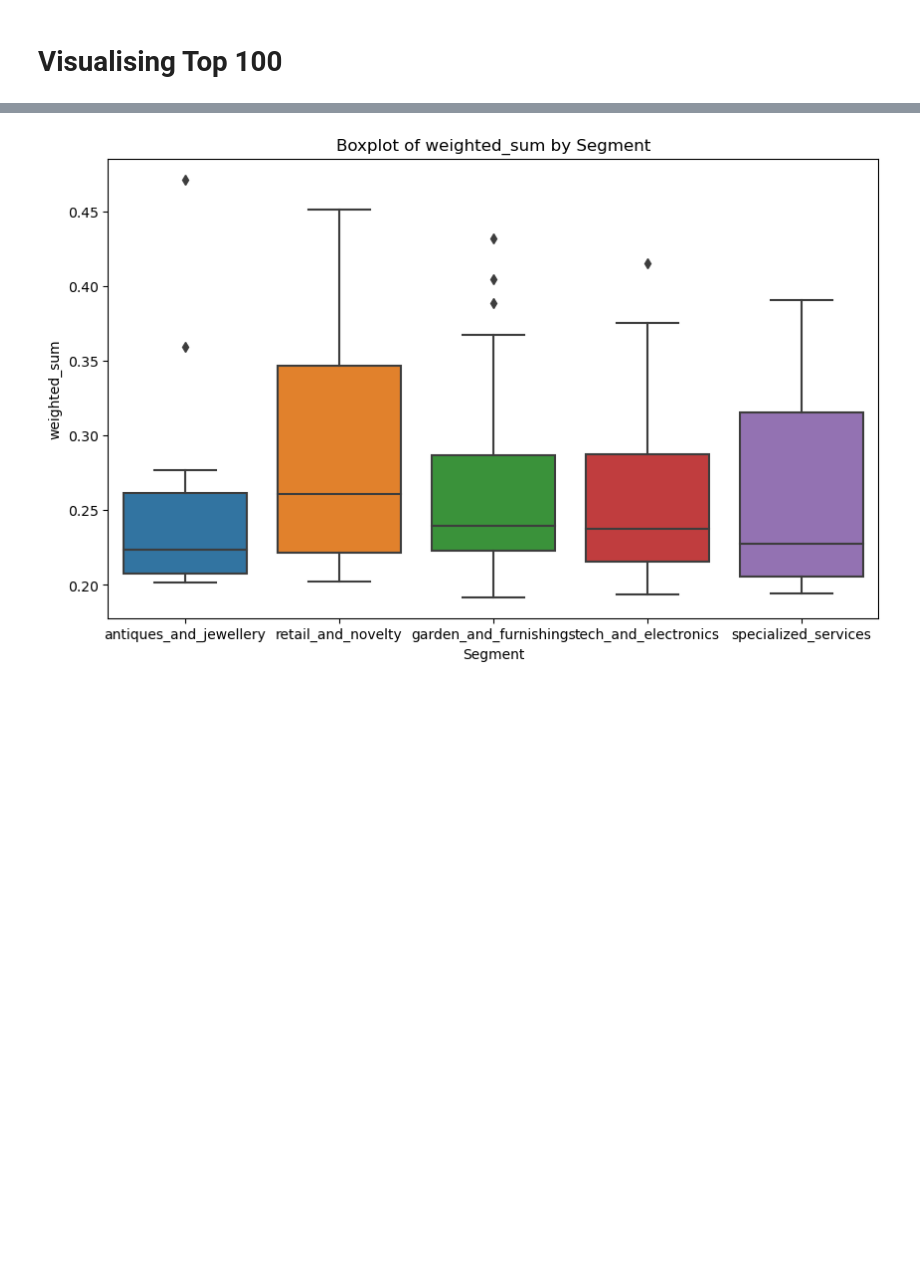
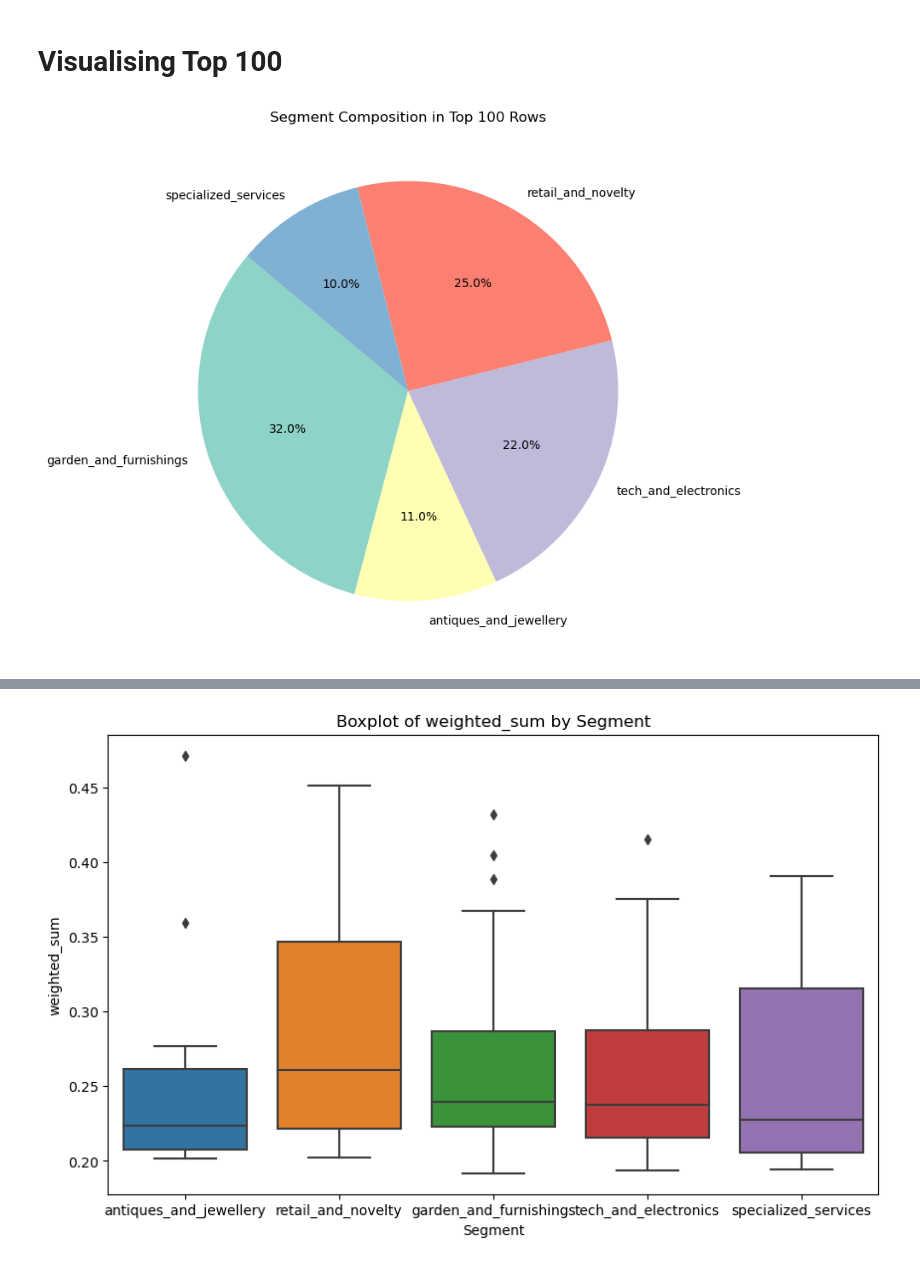
Before and after one commit to jameslafontaine/unimelb-mast30034-industry-project, a Jupyter notebook: notebooks/analysis/ranking_system/ranking_system2.ipynb, the cells around one changed output, grey strips where cells are left out. Drawn from its saved outputs; the diff is of its cells as text; code cells hidden in the pictures; blank space fills up the shorter version.

```diff
--- a/notebooks/analysis/ranking_system/ranking_system2.ipynb
+++ b/notebooks/analysis/ranking_system/ranking_system2.ipynb
@@ -195,10 +197,10 @@ only showing top 20 rows
 Using the ***'weighted_sum'*** attribute calculated above, we now reduce the merchants to find the ***TOP 100*** merchants.
 # %%
 # Rank the entries by the "weighted_sum" column in descending order
-ranked_df = scaled_df_with_weighted_sum.orderBy("weighted_sum", ascending=False)
+scaled_ranked_df = scaled_df_with_weighted_sum.orderBy("weighted_sum", ascending=False)
 
 # Limit the result to the top 100 entries
-top_100_entries = ranked_df.limit(100)
+top_100_entries = scaled_ranked_df.limit(100)
 
 cols_to_drop = ['take_rate', 'average_merchant_fraud_probability','number_of_unique_consumers',
 				'average_consumer_fraud_probability','number_of_repeat_consumers',
@@ -341,3 +343,19 @@ Top 10 entries for segment 'retail_and_novelty':
 +----+------------+--------------------+-------------------+------------------+
 # %% [markdown]
 # Visualising Top 100
+# %%
+# Group by segment and count the occurrences of each segment in the top 100 scaled_df
+top_100_agg_segments = top_100_entries.groupBy("segment").agg(
+    f.count("*").alias("segment_count")
+)
+
+# Convert the aggregated data to a Pandas DataFrame for visualization
+top_100_segments_pandas = top_100_agg_segments.toPandas()
+
+# Plotting
+plt.figure(figsize=(12, 8))
+plt.pie(top_100_segments_pandas["segment_count"], labels=top_100_segments_pandas["segment"], autopct='%1.1f%%', startangle=140, colors=sns.color_palette("Set3", len(top_100_segments_pandas)))
+plt.title('Segment Composition in Top 100 Rows')
+plt.show()
+# %% [output]
+[figure, added]
```
Also changed, not shown: parts of 14 cells of this notebook.
